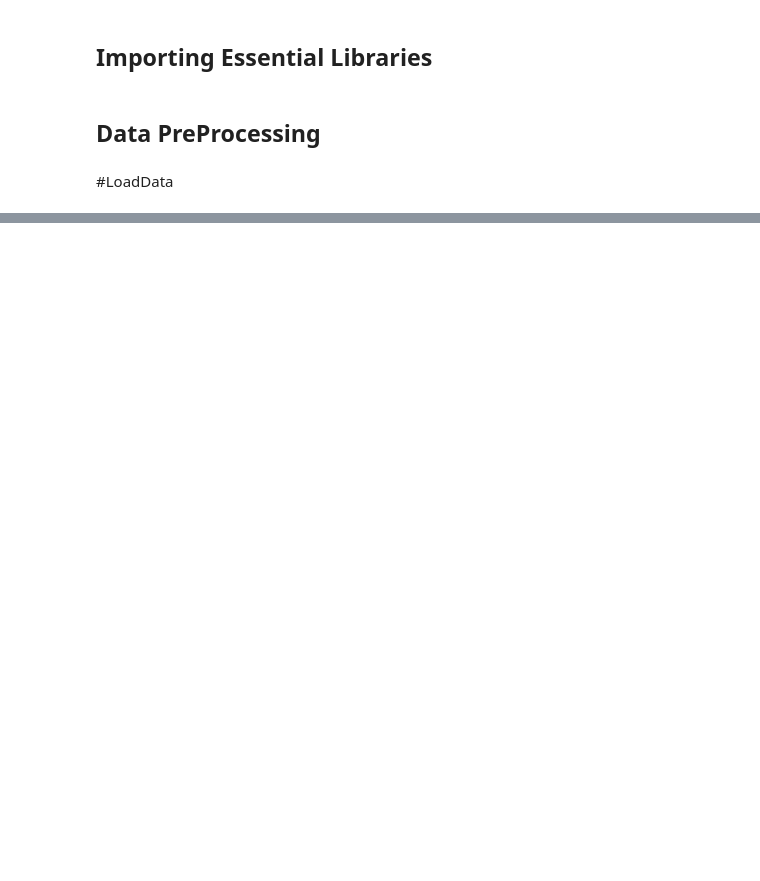
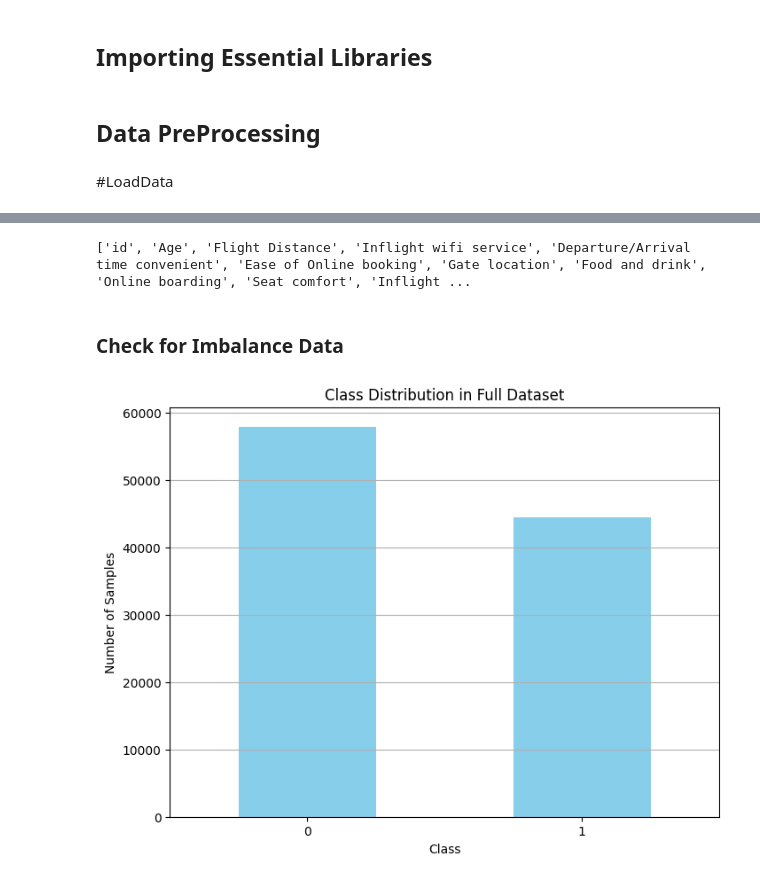
Before and after one commit to nemal2/Air-Line-Satisfaction-Predictor, a Jupyter notebook: airline_satisfy.ipynb, the cells around one changed output, grey strips where cells are left out. Saved outputs shown, nothing was run; the diff lists cells and outputs as text; code cells hidden in the pictures; blank space fills up the shorter version.

```diff
--- a/airline_satisfy.ipynb
+++ b/airline_satisfy.ipynb
@@ -74,0 +137,25 @@ plt.show()
+# %%
+
+
+# Select numeric columns
+numeric_cols = df.select_dtypes(include=['float64', 'int64']).columns
+
+# Calculate Q1 (25th percentile) and Q3 (75th percentile) for numeric columns
+Q1 = df[numeric_cols].quantile(0.25)
+Q3 = df[numeric_cols].quantile(0.90)
+
+# Calculate the Interquartile Range (IQR)
+IQR = Q3 - Q1
+
+# Define critical outliers as those falling outside 3*IQR (a more conservative threshold)
+critical_outliers = (df[numeric_cols] < (Q1 - 3 * IQR)) | (df[numeric_cols] > (Q3 + 3 * IQR))
+
+# Remove rows with critical outliers in any numeric column
+df_critical_clean = df[~critical_outliers.any(axis=1)]
+
+# Print the number of remaining records
+print(f"Remaining records after critical outlier removal: {df_critical_clean.shape[0]}")
+
+# Optionally, check how many critical outliers were removed per column
+critical_outliers_per_column = critical_outliers.sum()
+print("Critical outliers per column:\n", critical_outliers_per_column)
@@ -74,0 +386,24 @@ plt.show()
+# %%
+print(df_final.columns.tolist())
+# %% [output]
+['id', 'Age', 'Flight Distance', 'Inflight wifi service', 'Departure/Arrival time convenient', 'Ease of Online booking', 'Gate location', 'Food and drink', 'Online boarding', 'Seat comfort', 'Inflight ...
+# %% [markdown]
+### Check for Imbalance Data
+# %%
+# To check the class distribution for the full dataset
+# Since data set is approximately balanced, we can use the same class distribution
+
+# class distribution for the full dataset
+class_distribution_full = df_final['satisfaction'].value_counts()
+
+# Plot
+plt.figure(figsize=(8, 6))
+class_distribution_full.plot(kind='bar', color='skyblue')
+plt.title('Class Distribution in Full Dataset')
+plt.xlabel('Class')
+plt.ylabel('Number of Samples')
+plt.xticks(rotation=0)
+plt.grid(axis='y')
+plt.show()
+# %% [output]
+[figure, added]
```
Also changed, not shown: parts of 17 cells of this notebook.
